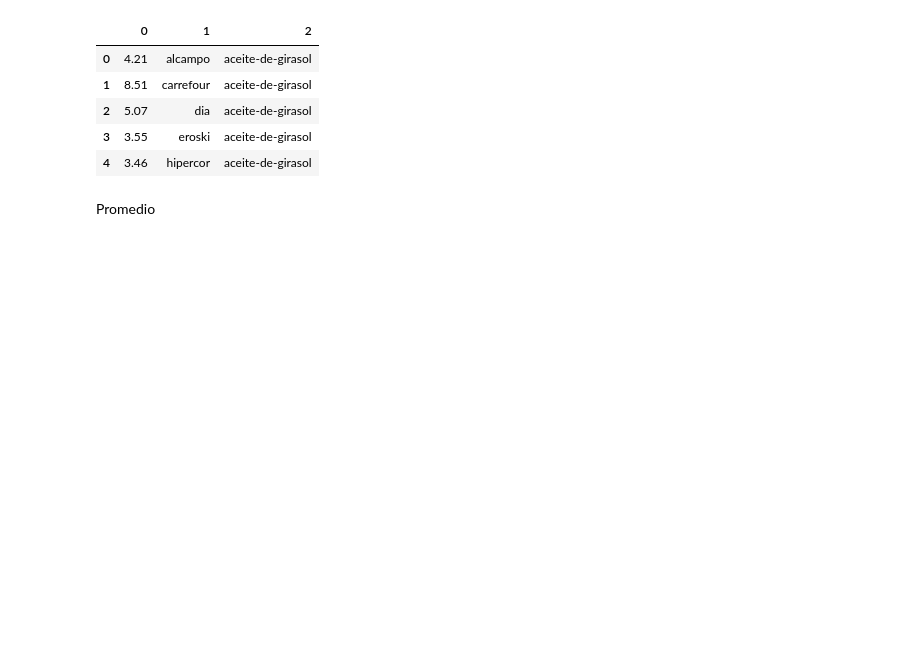
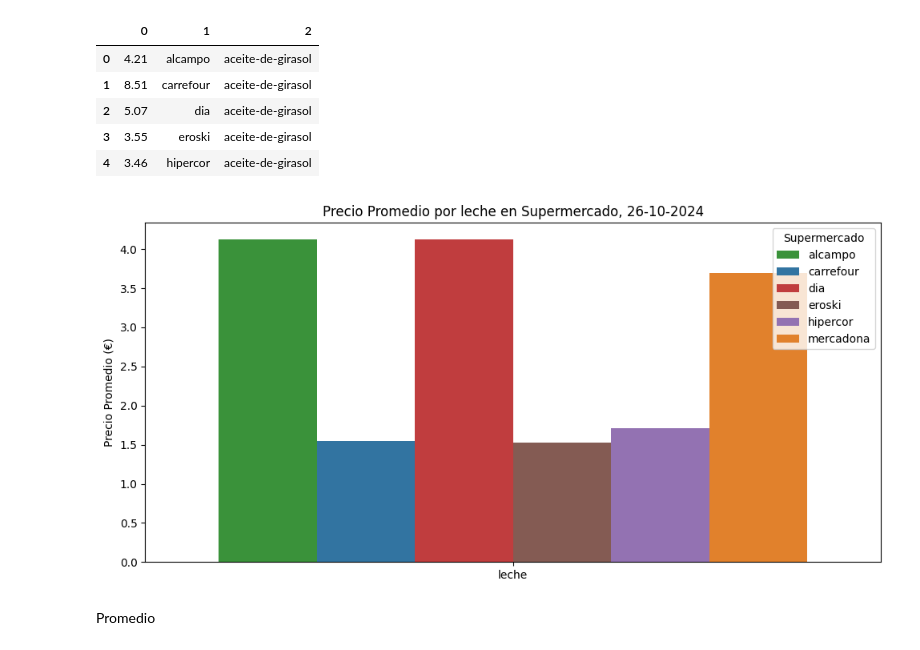
Before and after one commit to ngcarvajall/Proyecto1-AnalisisFacua, a Jupyter notebook: Notebooks/EDA.ipynb, the cells around one changed output. Saved outputs shown, nothing was run; the diff lists cells and outputs as text; code cells hidden in the pictures; blank space fills up the shorter version.

```diff
--- a/Notebooks/EDA.ipynb
+++ b/Notebooks/EDA.ipynb
@@ -816,6 +816,28 @@ df_comparacion_precios.head()
 | 2 | 5.07 | dia | aceite-de-girasol |
 | 3 | 3.55 | eroski | aceite-de-girasol |
 | 4 | 3.46 | hipercor | aceite-de-girasol |
+# %%
+df_prom_ag = df_comparacion_precios[df_comparacion_precios[2] == 'aceite-de-girasol']
+df_prom_ado = df_comparacion_precios[df_comparacion_precios[2] == 'aceite-de-oliva']
+df_prom_leche = df_comparacion_precios[df_comparacion_precios[2] == 'leche']
+# %%
+plt.figure(figsize=(10, 5))
+sns.barplot(
+    data=df_prom_leche,
+    x=2,
+    y=0,
+    hue=1,
+    palette=paleta_supermercados
+)
+
+plt.title("Precio Promedio por leche en Supermercado, 26-10-2024")
+plt.xlabel("")
+plt.ylabel("Precio Promedio (€)")
+plt.xticks(rotation=0)
+plt.legend(title="Supermercado")
+plt.tight_layout()
+# %% [output]
+[figure, added]
 # %% [markdown]
 Promedio
 # %%
```
Also changed, not shown: parts of 3 cells of this notebook, 2 other files.
